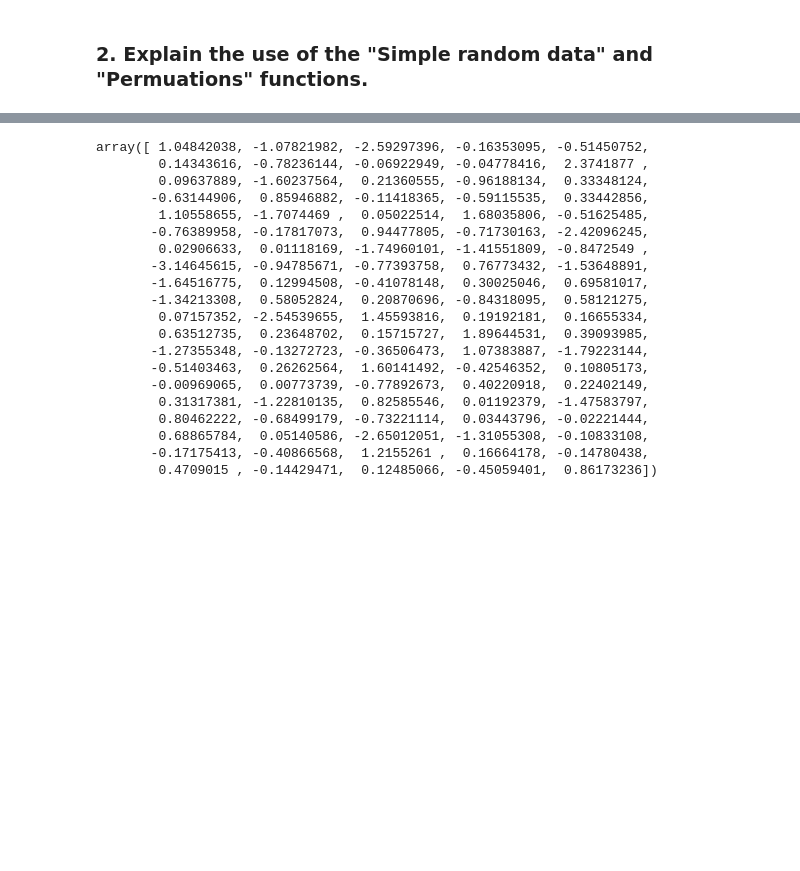
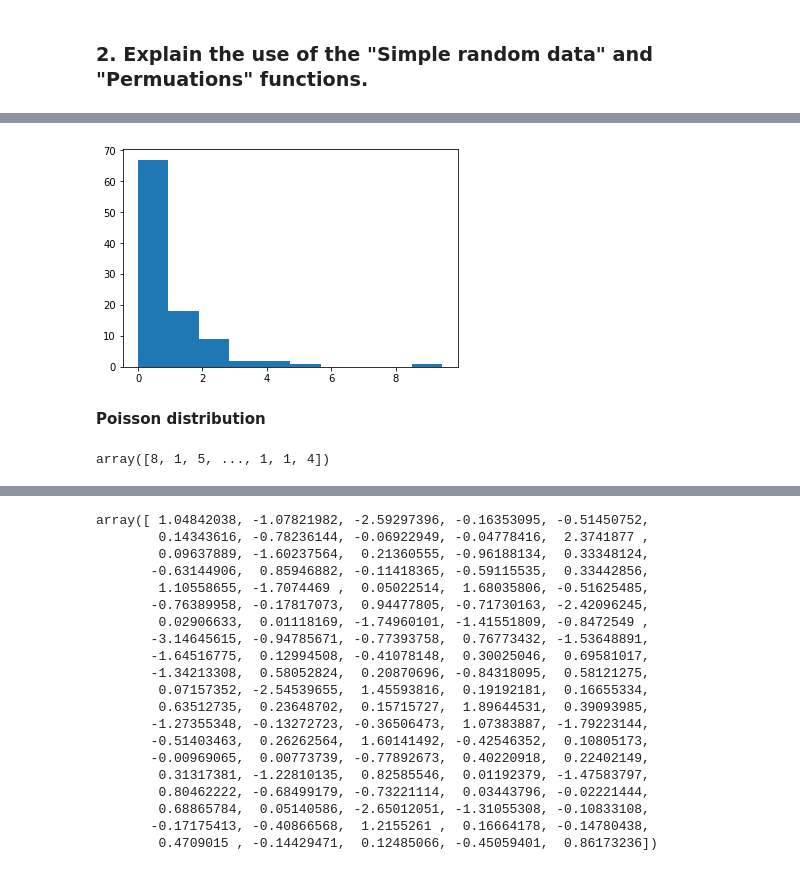
Before and after one commit to fionanealon/numpy-random, a Jupyter notebook: numpy-random.ipynb, the cells around one changed output, grey strips where cells are left out. Drawn from its saved outputs; the diff is of its cells as text; code cells hidden in the pictures; blank space fills up the shorter version.

```diff
--- a/numpy-random.ipynb
+++ b/numpy-random.ipynb
@@ -81,0 +191,6 @@ Several computational methods for pseudo-random number generation exist. All fal
+# %%
+import numpy as np
+import matplotlib.pyplot as plt
+
+samples = np.random.chisquare(1,100)
+samples
@@ -81,0 +215,15 @@ Several computational methods for pseudo-random number generation exist. All fal
+# %%
+plt.hist(samples, bins=10)
+plt.show()
+# %% [output]
+[figure, added]
+# %% [markdown]
+**Poisson distribution**
+# %%
+import numpy as np
+import matplotlib.pyplot as plt
+
+samples = np.random.poisson(5, 10000)
+samples
+# %% [output]
+array([8, 1, 5, ..., 1, 1, 4])
```
Also changed, not shown: parts of 45 cells of this notebook, 1 other file.
